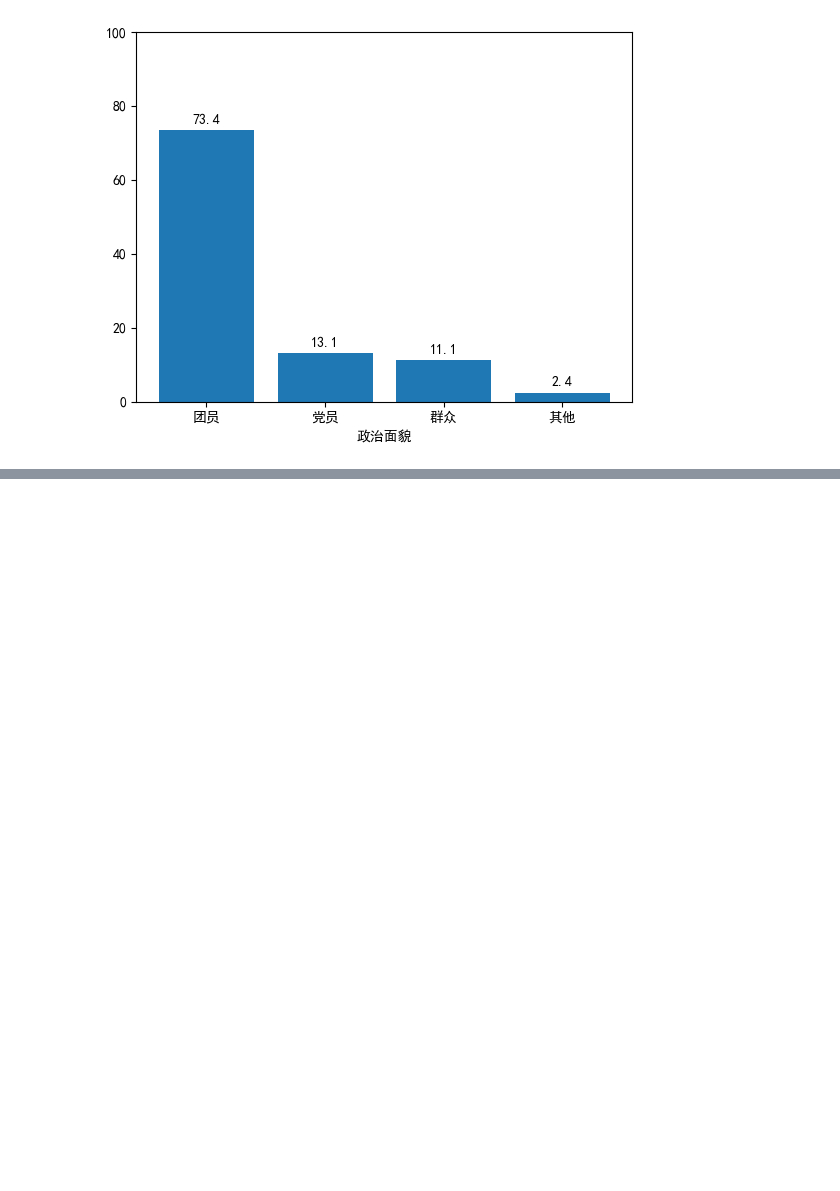
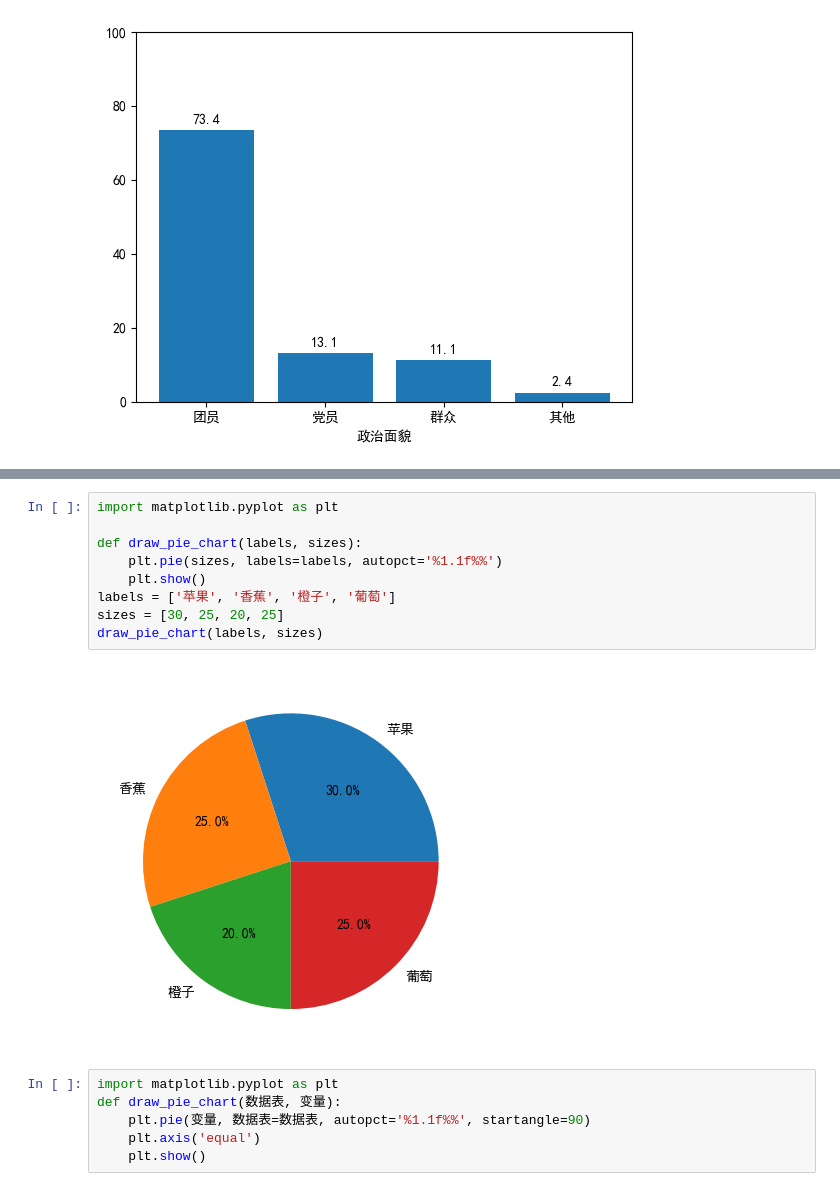
Before and after one commit to Yuxikkk/yyyc, a Jupyter notebook: 07-descrption.ipynb, the cells around one changed output, grey strips where cells are left out. Cells and saved outputs as stored; diff of their text form; blank space fills up the shorter version.

```diff
--- a/07-descrption.ipynb
+++ b/07-descrption.ipynb
@@ -35,0 +44,17 @@ plt.show()
+# %%
+import matplotlib.pyplot as plt
+
+def draw_pie_chart(labels, sizes):
+    plt.pie(sizes, labels=labels, autopct='%1.1f%%')
+    plt.show()
+labels = ['苹果', '香蕉', '橙子', '葡萄']
+sizes = [30, 25, 20, 25]
+draw_pie_chart(labels, sizes)
+# %% [output]
+[figure, added]
+# %%
+import matplotlib.pyplot as plt
+def draw_pie_chart(数据表, 变量):
+    plt.pie(变量, 数据表=数据表, autopct='%1.1f%%', startangle=90)
+    plt.axis('equal')
+    plt.show()
```
Also changed, not shown: parts of 3 cells of this notebook, 5 other files.
